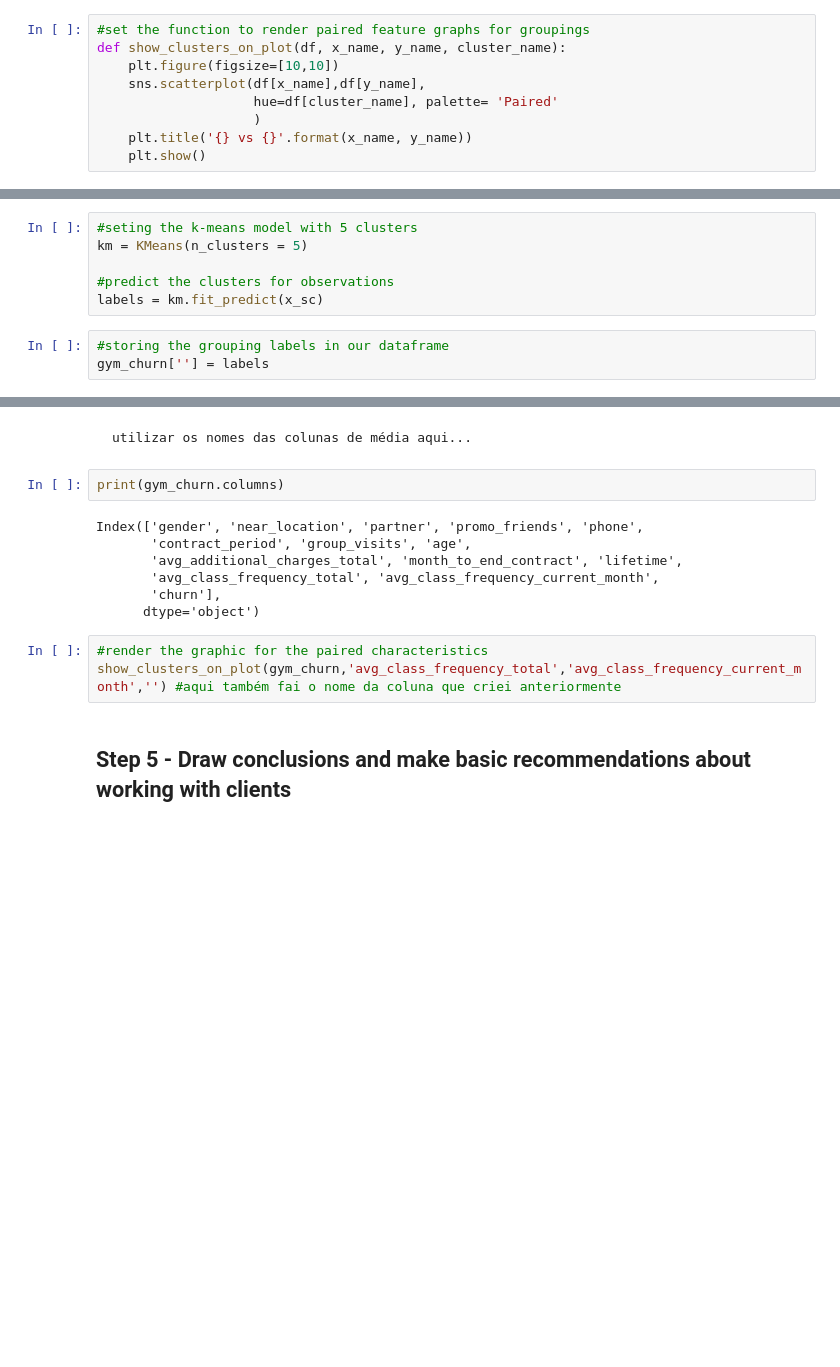
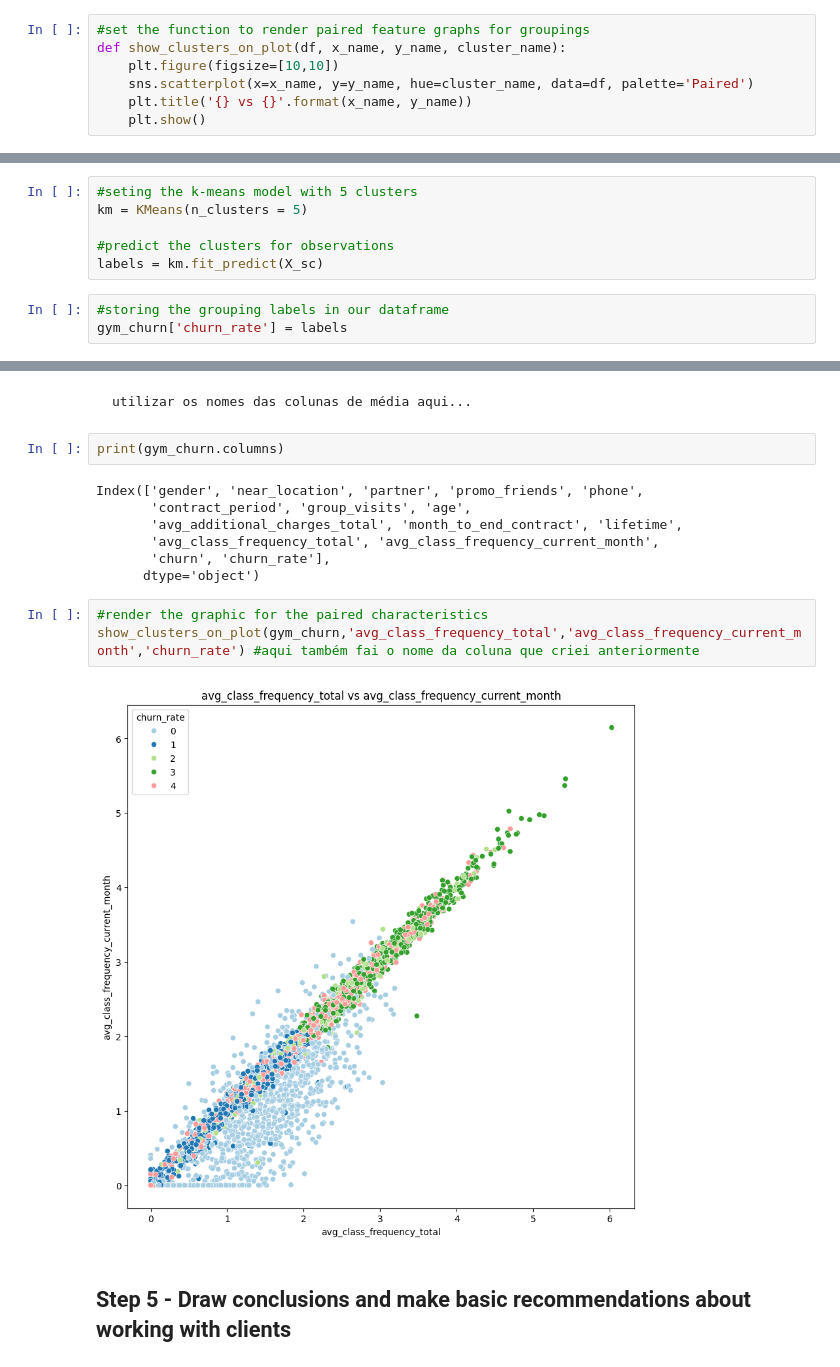
Before and after one commit to renanpan/Rotatividade_de_clientes_com_ML, a Jupyter notebook: sprint_12_project.ipynb, the cells around one changed output, grey strips where cells are left out. Cells and saved outputs as stored; diff of their text form; blank space fills up the shorter version.

Commit message:
changing the data for cluster

```diff
--- a/sprint_12_project.ipynb
+++ b/sprint_12_project.ipynb
@@ -242,9 +265,7 @@ plt.show()
 #set the function to render paired feature graphs for groupings
 def show_clusters_on_plot(df, x_name, y_name, cluster_name):
     plt.figure(figsize=[10,10])
-    sns.scatterplot(df[x_name],df[y_name],
-                    hue=df[cluster_name], palette= 'Paired'
-                    )
+    sns.scatterplot(x=x_name, y=y_name, hue=cluster_name, data=df, palette='Paired')
     plt.title('{} vs {}'.format(x_name, y_name))
     plt.show()
 # %%
@@ -256,10 +277,10 @@ X_sc = sc.fit_transform(gym_churn)
 km = KMeans(n_clusters = 5)
 
 #predict the clusters for observations
-labels = km.fit_predict(x_sc)
+labels = km.fit_predict(X_sc)
 # %%
 #storing the grouping labels in our dataframe
-gym_churn[''] = labels
+gym_churn['churn_rate'] = labels
 # %% [markdown]
 - Calcule a taxa de <b>rotatividade</b> para cada agrupamento (use o método groupby()). Eles diferem em termos de taxa de rotatividade? Quais agrupamentos são propensos a sair, e quais são leais?
 # %%
@@ -274,10 +303,12 @@ Index(['gender', 'near_location', 'partner', 'promo_friends', 'phone',
        'contract_period', 'group_visits', 'age',
        'avg_additional_charges_total', 'month_to_end_contract', 'lifetime',
        'avg_class_frequency_total', 'avg_class_frequency_current_month',
-       'churn'],
+       'churn', 'churn_rate'],
       dtype='object')
 # %%
 #render the graphic for the paired characteristics
-show_clusters_on_plot(gym_churn,'avg_class_frequency_total','avg_class_frequency_current_month','') #aqui também fai o nome da coluna que criei anteriormente
+show_clusters_on_plot(gym_churn,'avg_class_frequency_total','avg_class_frequency_current_month','churn_rate') #aqui também fai o nome da coluna que criei anteriormente
+# %% [output]
+[figure, added]
 # %% [markdown]
 ## Step 5 - Draw conclusions and make basic recommendations about working with clients
```
Also changed, not shown: parts of 14 cells of this notebook.
